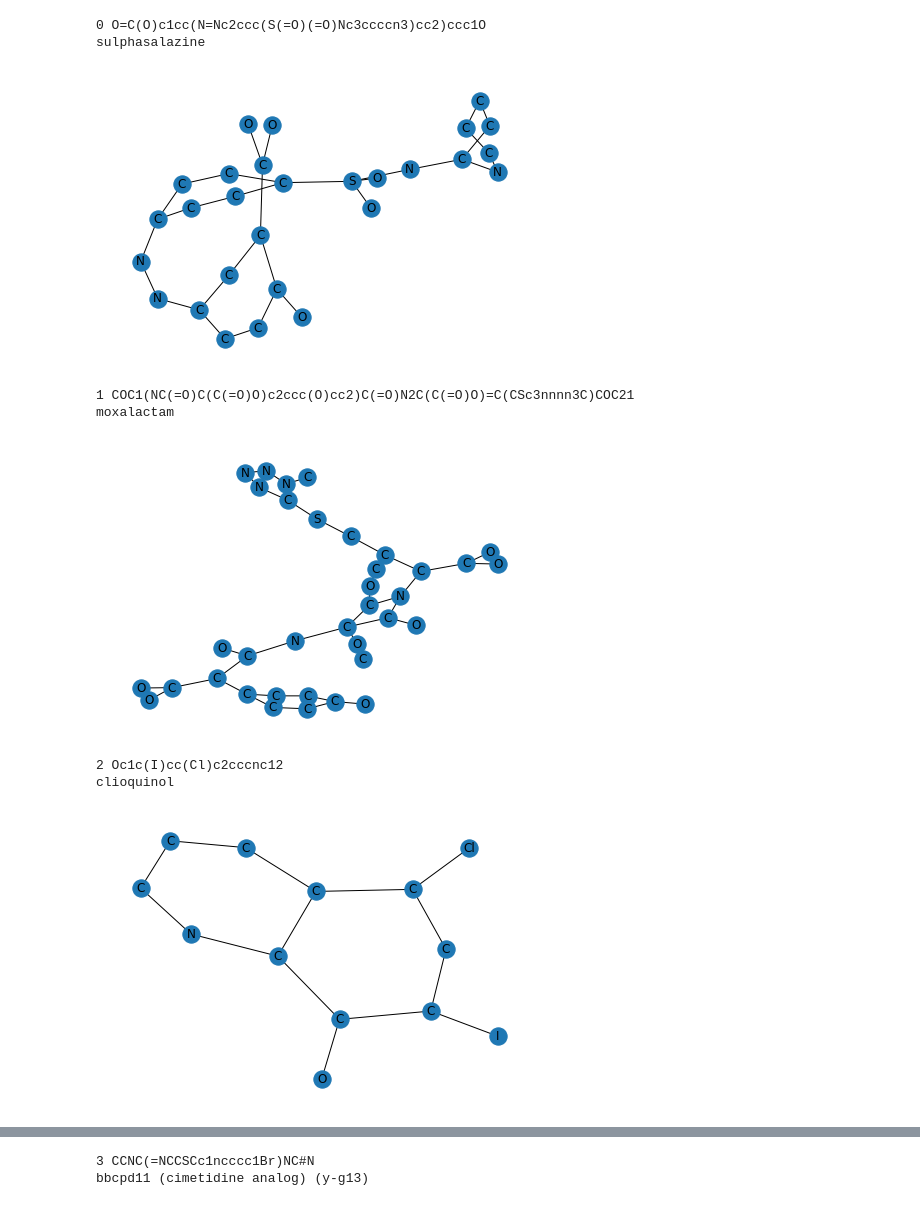
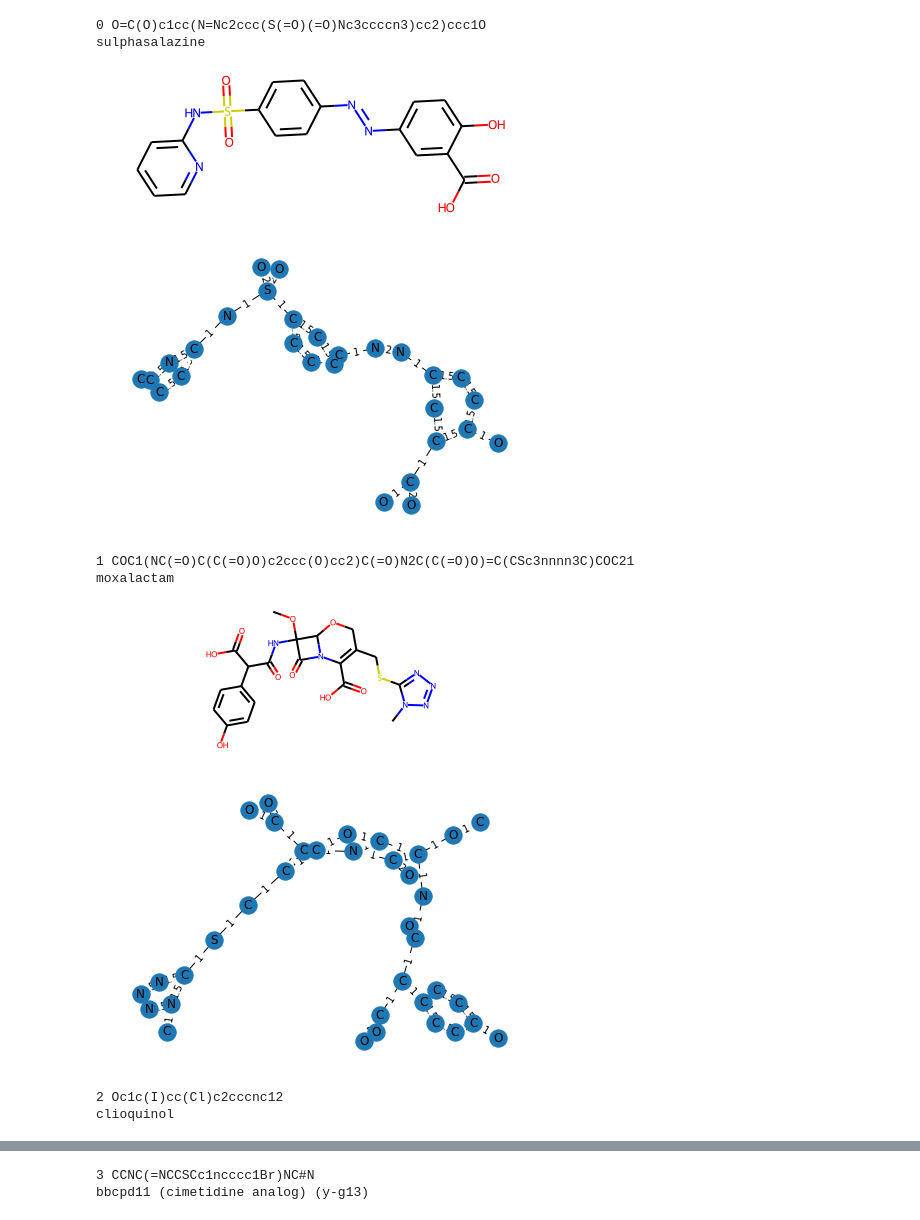
Before and after one commit to adam-keim/CP341_B722_GNN, a Jupyter notebook: reading_mols.ipynb, the cells around one changed output, grey strips where cells are left out. Drawn from its saved outputs; the diff is of its cells as text; code cells hidden in the pictures.

```diff
--- a/reading_mols.ipynb
+++ b/reading_mols.ipynb
@@ -10,6 +11,31 @@ from rdkit.Chem.rdmolops import GetAdjacencyMatrix
 benzene = "C1=CC=CC=C1"
 anisole = "COC1=CC=CC=C1"
 bucky = 'C12=C3C4=C5C6=C1C7=C8C9=C1C%10=C%11C(=C29)C3=C2C3=C4C4=C5C5=C9C6=C7C6=C7C8=C1C1=C8C%10=C%10C%11=C2C2=C3C3=C4C4=C5C5=C%11C%12=C(C6=C95)C7=C1C1=C%12C5=C%11C4=C3C3=C5C(=C81)C%10=C23'
+# %%
+weight_map = {
+    'SINGLE': 1,
+    'AROMATIC': 1.5,
+    'DOUBLE': 2,
+    'TRIPLE': 3
+}
+# %%
+def mol_to_graph(mol):
+    G = nx.Graph()
+    for atom in mol.GetAtoms():
+        G.add_node(atom.GetIdx(), atomic_num=atom.GetAtomicNum(), is_aromatic=atom.GetIsAromatic(), symbol=atom.GetSymbol())
+    for bond in mol.GetBonds():
+        bond_weight = weight_map[str(bond.GetBondType())]
+        G.add_edge(bond.GetBeginAtomIdx(), bond.GetEndAtomIdx(), bond_type=bond.GetBondType(), weight=bond_weight)
+    return G
+# %%
+def draw_mol(G):
+    pos = nx.spring_layout(G)
+    elements = nx.get_node_attributes(G, name="symbol")
+    nx.draw(G, pos, with_labels=True, labels=elements)
+    labels = nx.get_edge_attributes(G,'weight')
+    nx.draw_networkx_edge_labels(G, pos, edge_labels=labels)
+    plt.show()
 # %%
-G = pysmiles.read_smiles(bucky)
-pos = nx.spring_layout(G, iterations=1000)
+mol = Chem.MolFromSmiles(benzene)
+G = mol_to_graph(mol)
+draw_mol(G)
@@ -55,19 +47,19 @@ NO.     compound_name   IUPAC_name      SMILES  CID     logBB   BBB+/BBB-
 # %%
 for i, row in data.head(10).iterrows():
     print(i, row['SMILES'])
     print(row['compound_name'])
-    mol = pysmiles.read_smiles(row['SMILES'])
-    elements = nx.get_node_attributes(mol, name = "element")
-    nx.draw(mol, with_labels=True, labels=elements)
-
-    plt.show()
+    mol = Chem.MolFromSmiles(row['SMILES'])
+    display(mol)
+    G = mol_to_graph(mol)
+    draw_mol(G)
 # %% [output]
 0 O=C(O)c1cc(N=Nc2ccc(S(=O)(=O)Nc3ccccn3)cc2)ccc1O
 sulphasalazine
-[figure, old version]
+[figure, new version]
+[figure, new version]
 1 COC1(NC(=O)C(C(=O)O)c2ccc(O)cc2)C(=O)N2C(C(=O)O)=C(CSc3nnnn3C)COC21
 moxalactam
-[figure, old version]
+[figure, new version]
+[figure, new version]
 2 Oc1c(I)cc(Cl)c2cccnc12
 clioquinol
-[figure, old version]
```
Also changed, not shown: parts of 5 cells of this notebook.
